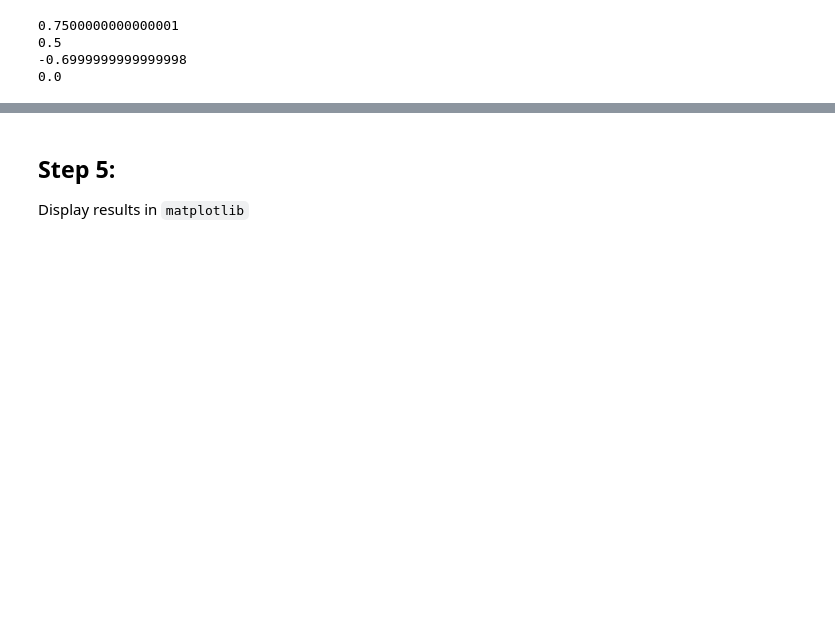
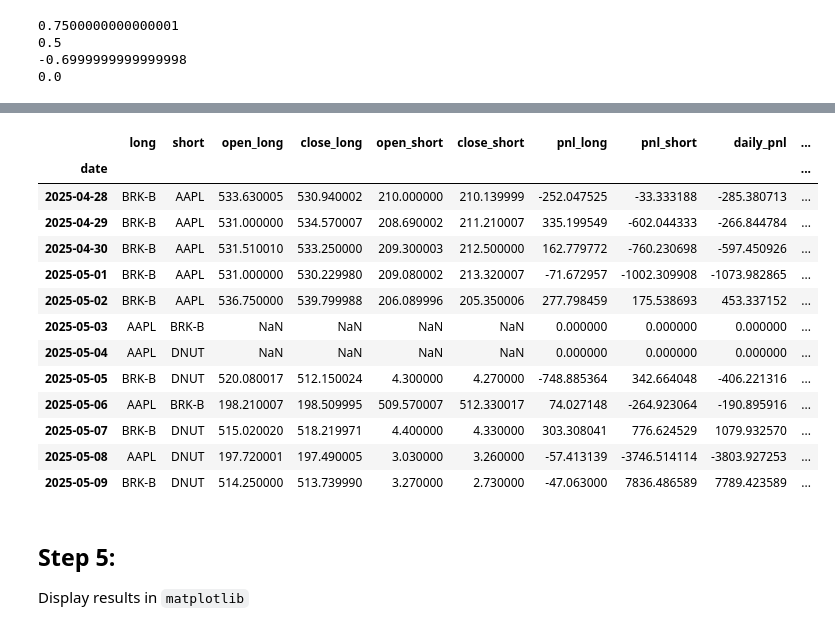
Before and after one commit to jadeh1234/FM_momentum, a Jupyter notebook: Tutorial/Momentum_Tutorial_Answers.ipynb, the cells around one changed output, grey strips where cells are left out. Saved outputs shown, nothing was run; the diff lists cells and outputs as text; code cells hidden in the pictures; blank space fills up the shorter version.

````diff
--- a/Tutorial/Momentum_Tutorial_Answers.ipynb
+++ b/Tutorial/Momentum_Tutorial_Answers.ipynb
@@ -50,12 +50,9 @@ import yfinance as yf
 ## Step 2:
 Configure API
 # %%
-# Information to call API (variables capitalised to deonte constants)
-API_KEY = '8dccb56c87484f47a9070502a94ba616'  # Replace with your actual key
+# Information to call API
+API_KEY = 'INSERT-API-KEY'  # Replace with your actual key
 BASE_URL = 'https://newsapi.org/v2/everything'
-STOCK_UNIVERSE = ['AAPL']
-START_DATE = datetime(2025, 5, 5)
-END_DATE = datetime(2025, 5, 9)
 # %% [markdown]
 ## Step 3:
 Create a function to get news and calculate the sentiment
@@ -229,3 +254,22 @@ Processing 2025-05-09...
+# %%
+# Example usage:
+results = backtest_sentiment_strategy(sentiment_df, price_dict, init_capital=100000)
+results
+# %% [output]
+|  | long | short | open_long | close_long | open_short | close_short | pnl_long | pnl_short | daily_pnl | ... |
+| date |  |  |  |  |  |  |  |  |  | ... |
+| 2025-04-28 | BRK-B | AAPL | 533.630005 | 530.940002 | 210.000000 | 210.139999 | -252.047525 | -33.333188 | -285.380713 | ... |
+| 2025-04-29 | BRK-B | AAPL | 531.000000 | 534.570007 | 208.690002 | 211.210007 | 335.199549 | -602.044333 | -266.844784 | ... |
+| 2025-04-30 | BRK-B | AAPL | 531.510010 | 533.250000 | 209.300003 | 212.500000 | 162.779772 | -760.230698 | -597.450926 | ... |
+| 2025-05-01 | BRK-B | AAPL | 531.000000 | 530.229980 | 209.080002 | 213.320007 | -71.672957 | -1002.309908 | -1073.982865 | ... |
+| 2025-05-02 | BRK-B | AAPL | 536.750000 | 539.799988 | 206.089996 | 205.350006 | 277.798459 | 175.538693 | 453.337152 | ... |
+| 2025-05-03 | AAPL | BRK-B | NaN | NaN | NaN | NaN | 0.000000 | 0.000000 | 0.000000 | ... |
+| 2025-05-04 | AAPL | DNUT | NaN | NaN | NaN | NaN | 0.000000 | 0.000000 | 0.000000 | ... |
+| 2025-05-05 | BRK-B | DNUT | 520.080017 | 512.150024 | 4.300000 | 4.270000 | -748.885364 | 342.664048 | -406.221316 | ... |
+| 2025-05-06 | AAPL | BRK-B | 198.210007 | 198.509995 | 509.570007 | 512.330017 | 74.027148 | -264.923064 | -190.895916 | ... |
+| 2025-05-07 | BRK-B | DNUT | 515.020020 | 518.219971 | 4.400000 | 4.330000 | 303.308041 | 776.624529 | 1079.932570 | ... |
+| 2025-05-08 | AAPL | DNUT | 197.720001 | 197.490005 | 3.030000 | 3.260000 | -57.413139 | -3746.514114 | -3803.927253 | ... |
+| 2025-05-09 | BRK-B | DNUT | 514.250000 | 513.739990 | 3.270000 | 2.730000 | -47.063000 | 7836.486589 | 7789.423589 | ... |
 # %% [markdown]
 ## Step 5:
 Display results in ```matplotlib```
````
Also changed, not shown: parts of 14 cells of this notebook, 2 other files.
